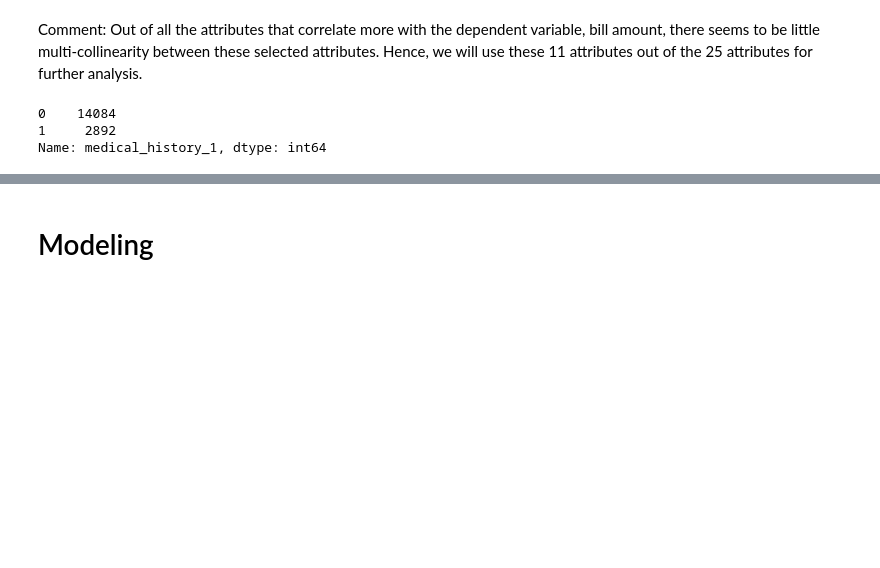
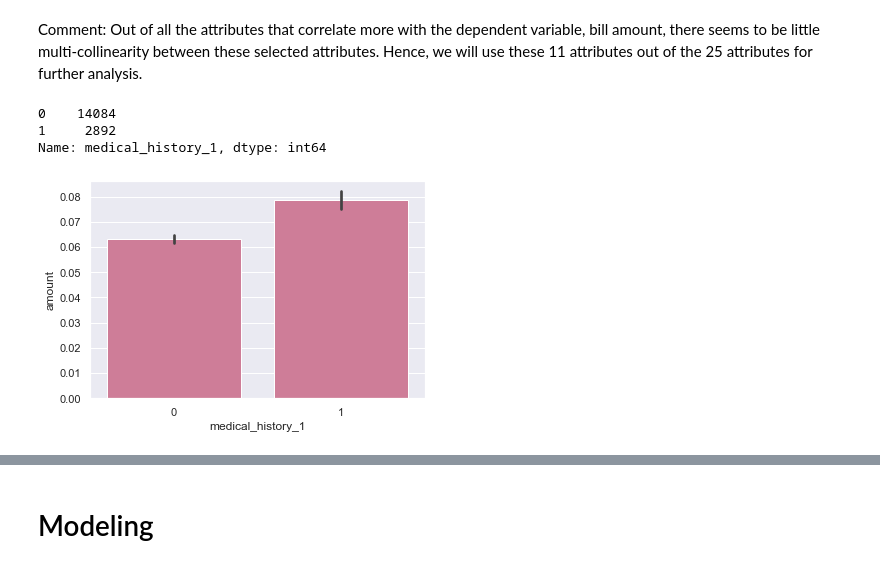
Before and after one commit to pooj23/PythonHolmuskAssignment, a Jupyter notebook: holmusk.ipynb, the cells around one changed output, grey strips where cells are left out. Cells and saved outputs as stored; diff of their text form; code cells hidden in the pictures; blank space fills up the shorter version.

```diff
--- a/holmusk.ipynb
+++ b/holmusk.ipynb
@@ -551,10 +494,11 @@ correlation_heatmap(Corr_Var_data)
 # %% [markdown]
 Comment: Out of all the attributes that correlate more with the dependent variable, bill amount, there seems to be little multi-collinearity between these selected attributes. Hence, we will use these 11 attributes out of the 25 attributes for further analysis.
 # %%
-#sns.catplot(x="medical_history_1", kind="count", color="black",height = 5, aspect = 1, data=final_data);
+sns.barplot(x="medical_history_1",y="amount", color="palevioletred", data=final_data);
 final_data['medical_history_1'].value_counts()
 # %% [output]
 0    14084
 1     2892
 Name: medical_history_1, dtype: int64
+[figure, added]
 # %%
```
Also changed, not shown: parts of 59 cells of this notebook.
